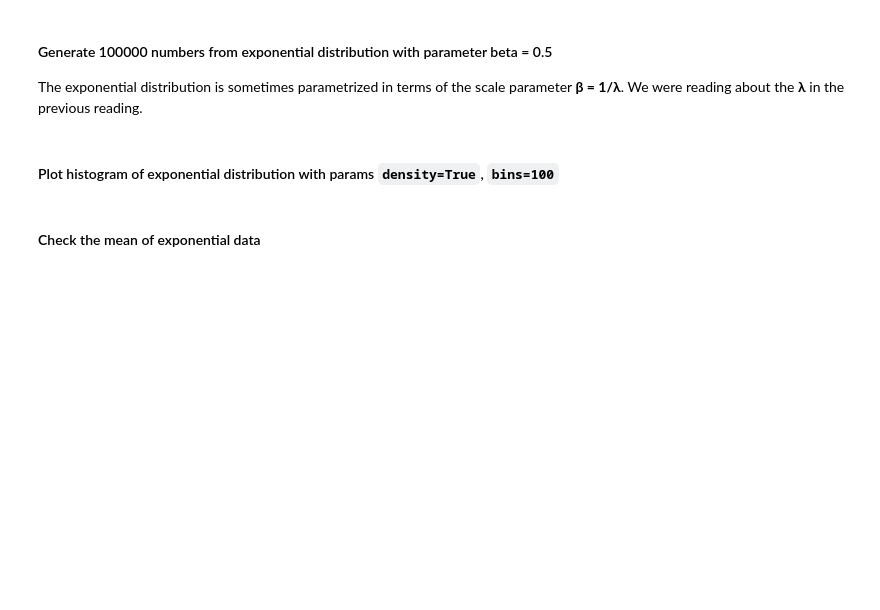
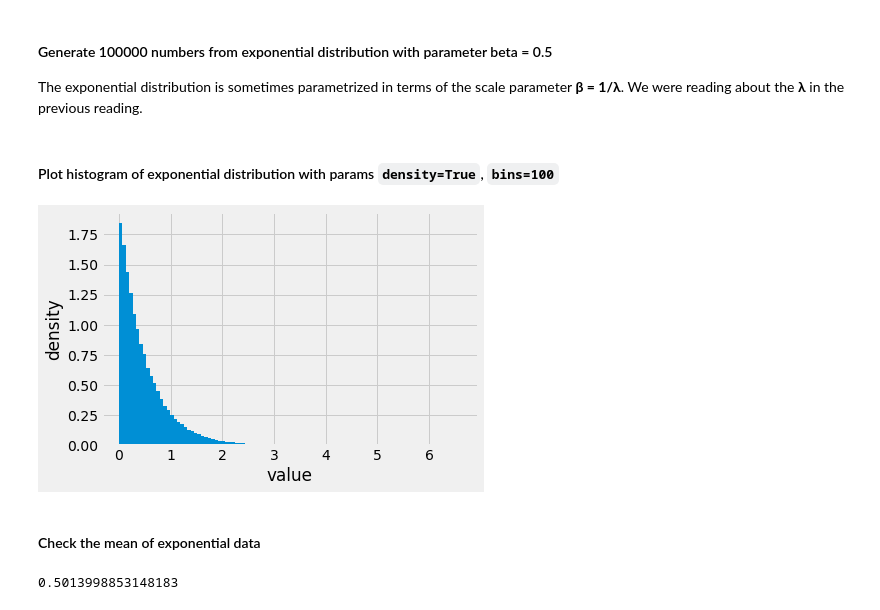
Before and after one commit to jebacareza/lighthouse-python-fundamentals, a Jupyter notebook: probability_theory_and_distributions_exercise.ipynb, the cells around one changed output. Cells and saved outputs as stored; diff of their text form; code cells hidden in the pictures; blank space fills up the shorter version.

Commit message:
Completed Probability theory and distributions exercises

```diff
--- a/probability_theory_and_distributions_exercise.ipynb
+++ b/probability_theory_and_distributions_exercise.ipynb
@@ -95,7 +112,21 @@ NameError: name 'plt' is not defined
 #### Generate 100000 numbers from exponential distribution with parameter beta = 0.5
 
 The exponential distribution is sometimes parametrized in terms of the scale parameter **β = 1/λ**. We were reading about the **λ** in the previous reading.
+# %%
+exponential = np.random.exponential(scale = 0.5, size = 100000)
 # %% [markdown]
 #### Plot histogram of exponential distribution with params `density=True`, `bins=100`
+# %%
+# plot histogram of exponential distribution with params density=True, bins=100
+plt.hist(exponential, density=True, bins=100)
+plt.ylabel('density')
+plt.xlabel('value')
+plt.show()
+# %% [output]
+[figure, added]
 # %% [markdown]
 #### Check the mean of exponential data
+# %%
+np.mean(exponential)
+# %% [output]
+0.5013998853148183
```
Also changed, not shown: parts of 8 cells of this notebook.
